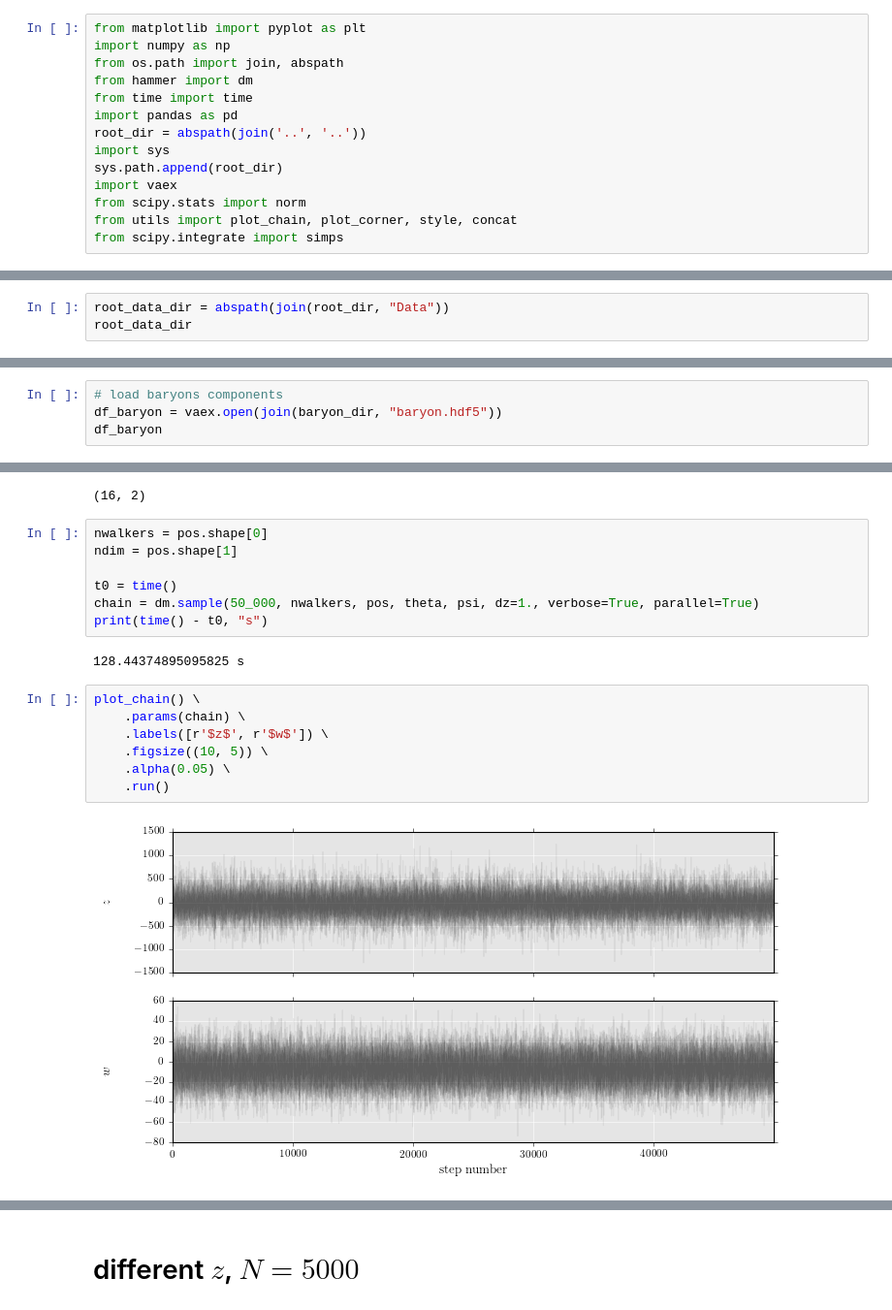
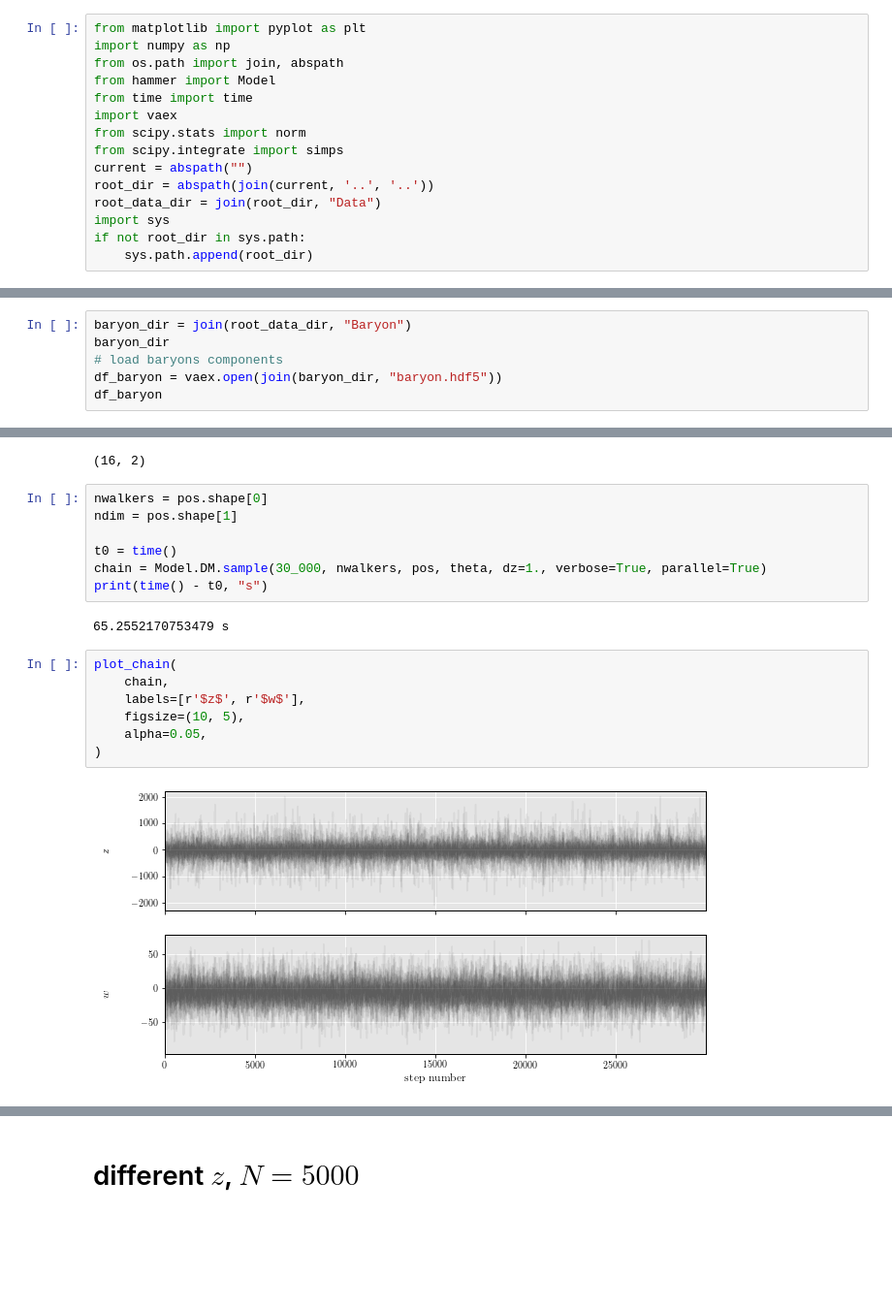
Before and after one commit to Alisyaifudin/Thesis-Project, a Jupyter notebook: 6_mcmc/1_mock/6.1.2 density.ipynb, the cells around one changed output, grey strips where cells are left out. Shown at 97% size. Cells and saved outputs as stored; diff of their text form; blank space fills up the shorter version.

```diff
--- a/6_mcmc/1_mock/6.1.2 density.ipynb
+++ b/6_mcmc/1_mock/6.1.2 density.ipynb
@@ -2,16 +2,17 @@
 from matplotlib import pyplot as plt
 import numpy as np
 from os.path import join, abspath
-from hammer import dm
+from hammer import Model
 from time import time
-import pandas as pd
-root_dir = abspath(join('..', '..'))
-import sys
-sys.path.append(root_dir)
 import vaex
 from scipy.stats import norm
-from utils import plot_chain, plot_corner, style, concat
 from scipy.integrate import simps
+current = abspath("")
+root_dir = abspath(join(current, '..', '..'))
+root_data_dir = join(root_dir, "Data")
+import sys
+if not root_dir in sys.path:
+    sys.path.append(root_dir)
 # %%
 plt.style.available
 # %% [output]
@@ -37,3 +35,0 @@ style('ggplot')
-# %%
-root_data_dir = abspath(join(root_dir, "Data"))
-root_data_dir
@@ -48,4 +40,6 @@ baryon_dir
 # %%
+baryon_dir = join(root_data_dir, "Baryon")
+baryon_dir
 # load baryons components
 df_baryon = vaex.open(join(baryon_dir, "baryon.hdf5"))
 df_baryon
@@ -196,17 +200,17 @@ nwalkers = pos.shape[0]
 ndim = pos.shape[1]
 
 t0 = time()
-chain = dm.sample(50_000, nwalkers, pos, theta, psi, dz=1., verbose=True, parallel=True)
+chain = Model.DM.sample(30_000, nwalkers, pos, theta, dz=1., verbose=True, parallel=True)
 print(time() - t0, "s")
 # %% [output]
-128.44374895095825 s
+65.2552170753479 s
 # %%
-plot_chain() \
-    .params(chain) \
-    .labels([r'$z$', r'$w$']) \
-    .figsize((10, 5)) \
-    .alpha(0.05) \
-    .run()
+plot_chain(
+    chain,
+    labels=[r'$z$', r'$w$'],
+    figsize=(10, 5),
+    alpha=0.05,
+)
 # %% [output]
-[figure, old version]
+[figure, new version]
 # %%
```
Also changed, not shown: parts of 25 cells of this notebook, 26 other files.
